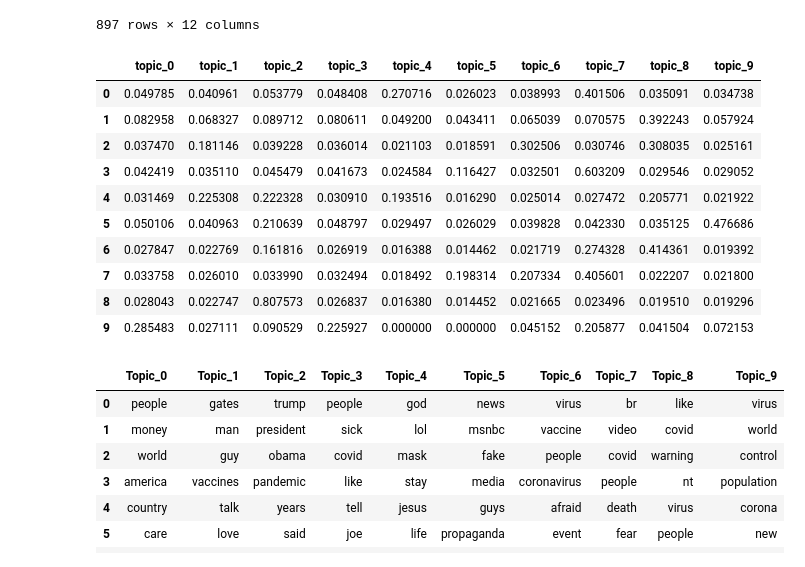
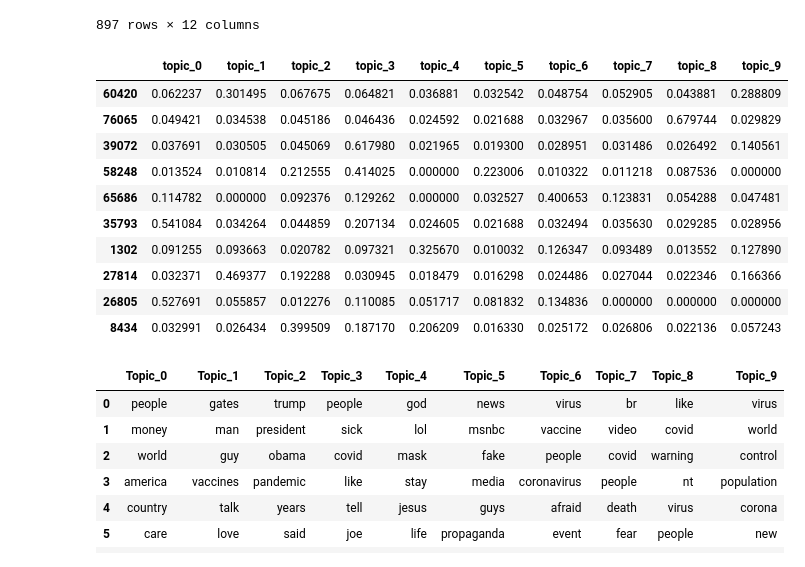
Before and after one commit to yuzhouw313/Content-Analysis-Homework, a Jupyter notebook: final_project/final_analysis.ipynb, the cells around one changed output. Cells and saved outputs as stored; diff of their text form; code cells hidden in the pictures.

```diff
--- a/final_project/final_analysis.ipynb
+++ b/final_project/final_analysis.ipynb
@@ -583,23 +595,31 @@ ldaDF[1::100]
 | 89601 | @@DCA_BOB George Floyd | [(0, 0.06220852), (1, 0.051237203... | 0.062209 | 0.051237 | 0.067274 | 0.560806 | 0.036894 | 0.032553 | 0.048771 | 0.052923 | 0.043896 | ... |
 897 rows × 12 columns
 # %%
-ldaDFV = ldaDF[:10][['topic_%d' %x for x in range(10)]]
-ldaDFVisN = ldaDF[:10][['comment']]
+# ldaDFV = ldaDF[:10][['topic_%d' %x for x in range(10)]]
+# ldaDFVisN = ldaDF[:10][['comment']]
+# ldaDFVis = ldaDFV.values
+# ldaDFVisNames = ldaDFVisN.values
+# ldaDFV
+
+random_rows = ldaDF.sample(n=10, random_state=43)
+ldaDFV = random_rows[['topic_%d' % x for x in range(10)]]
+ldaDFVisN = random_rows[['comment']]
 ldaDFVis = ldaDFV.values
 ldaDFVisNames = ldaDFVisN.values
+
 ldaDFV
 # %% [output]
 |  | topic_0 | topic_1 | topic_2 | topic_3 | topic_4 | topic_5 | topic_6 | topic_7 | topic_8 | topic_9 |
-| 0 | 0.049785 | 0.040961 | 0.053779 | 0.048408 | 0.270716 | 0.026023 | 0.038993 | 0.401506 | 0.035091 | 0.034738 |
-| 1 | 0.082958 | 0.068327 | 0.089712 | 0.080611 | 0.049200 | 0.043411 | 0.065039 | 0.070575 | 0.392243 | 0.057924 |
-| 2 | 0.037470 | 0.181146 | 0.039228 | 0.036014 | 0.021103 | 0.018591 | 0.302506 | 0.030746 | 0.308035 | 0.025161 |
-| 3 | 0.042419 | 0.035110 | 0.045479 | 0.041673 | 0.024584 | 0.116427 | 0.032501 | 0.603209 | 0.029546 | 0.029052 |
-| 4 | 0.031469 | 0.225308 | 0.222328 | 0.030910 | 0.193516 | 0.016290 | 0.025014 | 0.027472 | 0.205771 | 0.021922 |
-| 5 | 0.050106 | 0.040963 | 0.210639 | 0.048797 | 0.029497 | 0.026029 | 0.039828 | 0.042330 | 0.035125 | 0.476686 |
-| 6 | 0.027847 | 0.022769 | 0.161816 | 0.026919 | 0.016388 | 0.014462 | 0.021719 | 0.274328 | 0.414361 | 0.019392 |
-| 7 | 0.033758 | 0.026010 | 0.033990 | 0.032494 | 0.018492 | 0.198314 | 0.207334 | 0.405601 | 0.022207 | 0.021800 |
-| 8 | 0.028043 | 0.022747 | 0.807573 | 0.026837 | 0.016380 | 0.014452 | 0.021665 | 0.023496 | 0.019510 | 0.019296 |
-| 9 | 0.285483 | 0.027111 | 0.090529 | 0.225927 | 0.000000 | 0.000000 | 0.045152 | 0.205877 | 0.041504 | 0.072153 |
+| 60420 | 0.062237 | 0.301495 | 0.067675 | 0.064821 | 0.036881 | 0.032542 | 0.048754 | 0.052905 | 0.043881 | 0.288809 |
+| 76065 | 0.049421 | 0.034538 | 0.045186 | 0.046436 | 0.024592 | 0.021688 | 0.032967 | 0.035600 | 0.679744 | 0.029829 |
+| 39072 | 0.037691 | 0.030505 | 0.045069 | 0.617980 | 0.021965 | 0.019300 | 0.028951 | 0.031486 | 0.026492 | 0.140561 |
+| 58248 | 0.013524 | 0.010814 | 0.212555 | 0.414025 | 0.000000 | 0.223006 | 0.010322 | 0.011218 | 0.087536 | 0.000000 |
+| 65686 | 0.114782 | 0.000000 | 0.092376 | 0.129262 | 0.000000 | 0.032527 | 0.400653 | 0.123831 | 0.054288 | 0.047481 |
+| 35793 | 0.541084 | 0.034264 | 0.044859 | 0.207134 | 0.024605 | 0.021688 | 0.032494 | 0.035630 | 0.029285 | 0.028956 |
+| 1302 | 0.091255 | 0.093663 | 0.020782 | 0.097321 | 0.325670 | 0.010032 | 0.126347 | 0.093489 | 0.013552 | 0.127890 |
+| 27814 | 0.032371 | 0.469377 | 0.192288 | 0.030945 | 0.018479 | 0.016298 | 0.024486 | 0.027044 | 0.022346 | 0.166366 |
+| 26805 | 0.527691 | 0.055857 | 0.012276 | 0.110085 | 0.051717 | 0.081832 | 0.134836 | 0.000000 | 0.000000 | 0.000000 |
+| 8434 | 0.032991 | 0.026434 | 0.399509 | 0.187170 | 0.206209 | 0.016330 | 0.025172 | 0.026806 | 0.022136 | 0.057243 |
 # %%
 topicsDict = {}
 for topicNum in range(senlda.num_topics):
```
Also changed, not shown: parts of 54 cells of this notebook.
